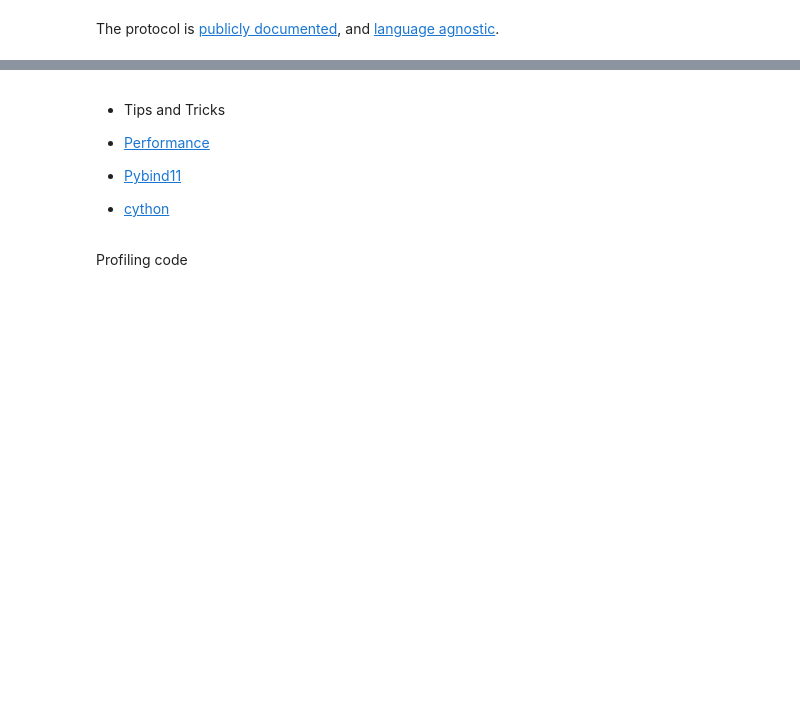
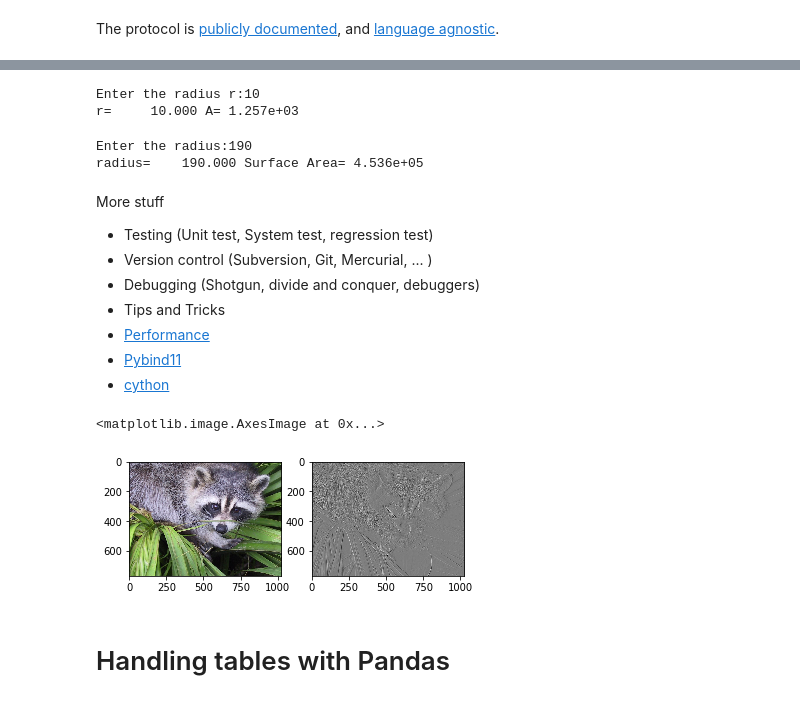
Before and after one commit to lardellin/didactic-bassoon, a Jupyter notebook: Introduction.ipynb, the cells around one changed output, grey strips where cells are left out. Saved outputs shown, nothing was run; the diff lists cells and outputs as text; code cells hidden in the pictures; blank space fills up the shorter version.

```diff
--- a/Introduction.ipynb
+++ b/Introduction.ipynb
@@ -219,10 +318,38 @@ The protocol is [publicly documented](http://ipython.org/ipython-doc/dev/develop
+# %%
+#not so good
+import math
+"""This script computes the surface area
+of a sphere of radius r.
+   The value of r is input by the user. """
+#Enter radius
+r = float(raw_input("Enter the radius r:"))
+#Compute area
+A = 4*math.pi*r**2
+print("r= %10.3f A=%10.3e" % (r,A))
+# %% [output]
+Enter the radius r:10
+r=     10.000 A= 1.257e+03
+# %%
+#improved
+import math
+"""This script computes the surface area of a
+sphere of a specified radius.  The value of
+the radius is input by the user.
+Author   : Jim Dandy
+Changelog: First version May 2013
+"""
+radius = float(raw_input("Enter the radius:"))
+surf_area = 4.*math.pi*radius**2
+print("radius= %10.3f Surface Area=%10.3e" % (radius,surf_area))
+# %% [output]
+Enter the radius:190
+radius=    190.000 Surface Area= 4.536e+05
 # %% [markdown]
-- Tips and Tricks
-
- - [Performance](https://wiki.python.org/moin/PythonSpeed/)
-
- - [Pybind11](https://github.com/pybind/pybind11)
-
- - [cython](http://technicaldiscovery.blogspot.com/2011/06/)
+More stuff
+ - Testing (Unit test, System test, regression test)
+ - Version control (Subversion, Git, Mercurial, ... )
+ - Debugging (Shotgun, divide and conquer, debuggers)
+ - Tips and Tricks
+  - [Performance](https://wiki.python.org/moin/PythonSpeed/)
+  - [Pybind11](https://github.com/pybind/pybind11)
+  - [cython](http://technicaldiscovery.blogspot.com/2011/06/)
-# %% [markdown]
-Profiling code
@@ -237,0 +356,18 @@ def sum_of_lists(N):
+# %%
+from scipy import misc, ndimage
+face = misc.face()
+
+%matplotlib inline
+plt.subplot(121)
+plt.imshow(face)
+
+face2 = np.sum(face, axis=2)/256/3
+face3 = ndimage.sobel(face2)
+plt.subplot(122)
+plt.gray()
+plt.imshow(face3)
+# %% [output]
+<matplotlib.image.AxesImage at 0x...>
+[figure, added]
+# %% [markdown]
+# Handling tables with Pandas
```
Also changed, not shown: parts of 43 cells of this notebook.
